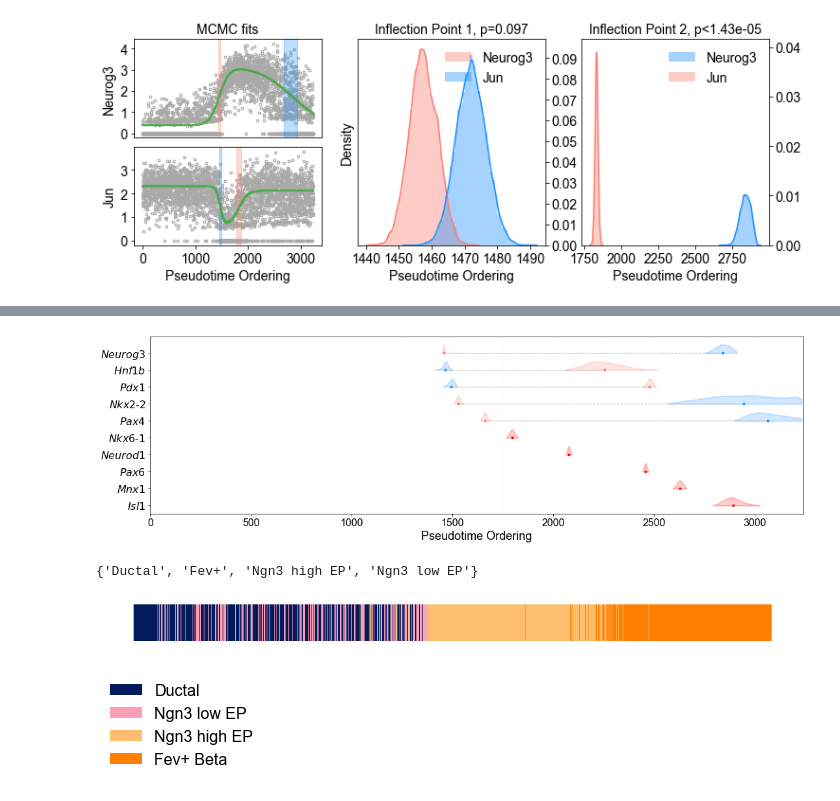
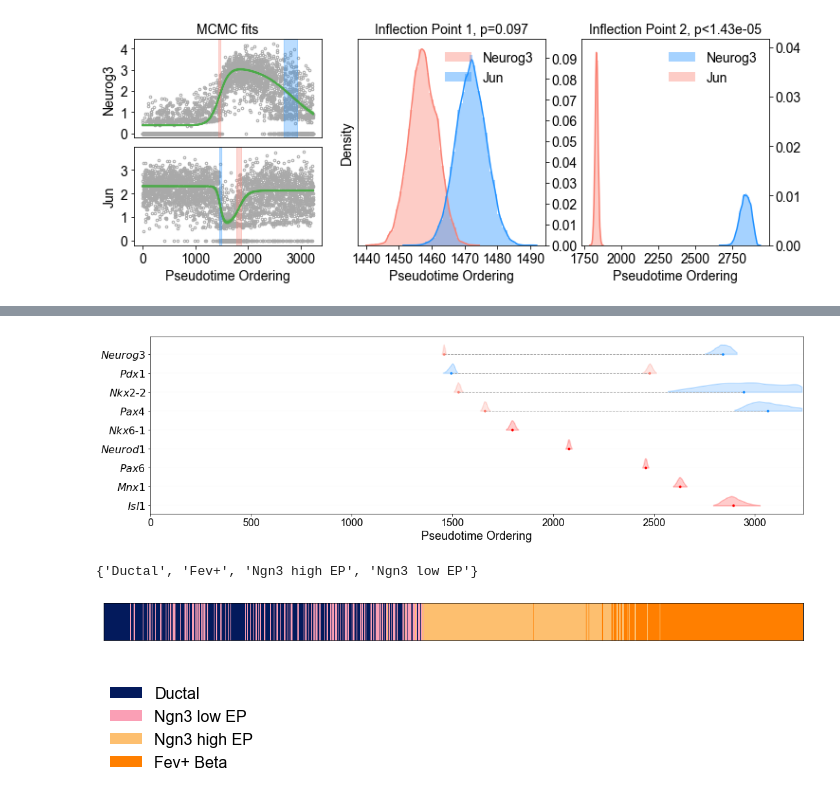
Before and after one commit to daniel-rosebrock/transcriptional_cascades, a Jupyter notebook: load_mcmc_run_full-e14_5_pancreas_beta.ipynb, the cells around one changed output, grey strips where cells are left out. Saved outputs shown, nothing was run; the diff lists cells and outputs as text; code cells hidden in the pictures.

```diff
--- a/load_mcmc_run_full-e14_5_pancreas_beta.ipynb
+++ b/load_mcmc_run_full-e14_5_pancreas_beta.ipynb
@@ -262,7 +277,7 @@ Isl1
 # %%
 fig = plot_transcriptional_cascade(mcmc,title=None, figsize=(18,5),
                                    tfs=['Pdx1','Neurog3','Neurod1','Nkx2-2','Pax4','Nkx6-1',
-                                        'Isl1','Pax6','Mnx1','Hnf1b'],yticks_italics=True)
+                                        'Isl1','Pax6','Mnx1'],yticks_italics=True,vlines=False)
 ax = plt.gca()
 ax.yaxis.tick_left()
 plt.xlim(0,len(mcmc.expr_dict['Neurog3']))
@@ -270,7 +285,7 @@ plt.title('')
 plt.yticks(fontsize=16)
 plt.savefig('figures_paper_mouse_data/fig5/pancreas_violin.pdf',bbox_inches='tight')
 # %% [output]
-[figure, old version]
+[figure, new version]
 # %%
 adata_sub_beta = pkl.load(open('data/pancreas_beta_development_e_14_5_traj_adata.pkl','rb'))
 # %%
@@ -285,13 +300,17 @@ color_dict['Fev+ Beta'] = color_dict['Fev+']
 # %%
 fig = plt.figure(figsize=(18,1))
 
 for ii,cell_type in enumerate(adata_sub_beta.obs.sort_values(by='dpt_pseudotime')['clusters_fig6_broad_final']):
     plt.bar(ii,1,color=color_dict[cell_type],width=1)
 
-plt.axis('off')
+#plt.axis('off')
+plt.xlim(0,len(adata_sub_beta.obs))
+plt.ylim(0,1)
+plt.xticks([])
+plt.yticks([])
 plt.savefig('figures_paper_mouse_data/fig5/pancreas_heatmap_cell_types.pdf',bbox_inches='tight')
 # %% [output]
-[figure, old version]
+[figure, new version]
 # %%
 fig = plt.figure(figsize=(1,1))
 
```
Also changed, not shown: parts of 4 cells of this notebook, 1 other file.
